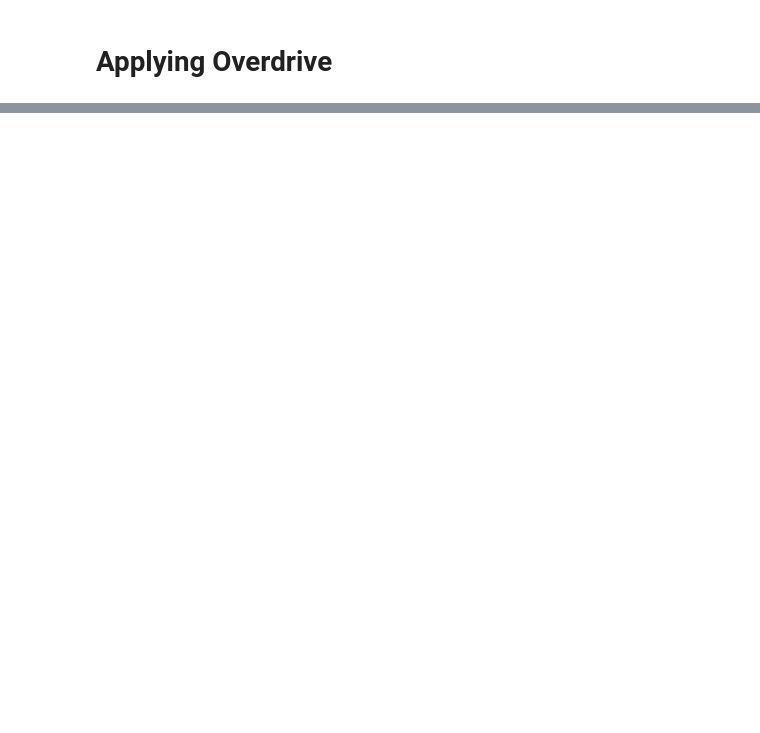
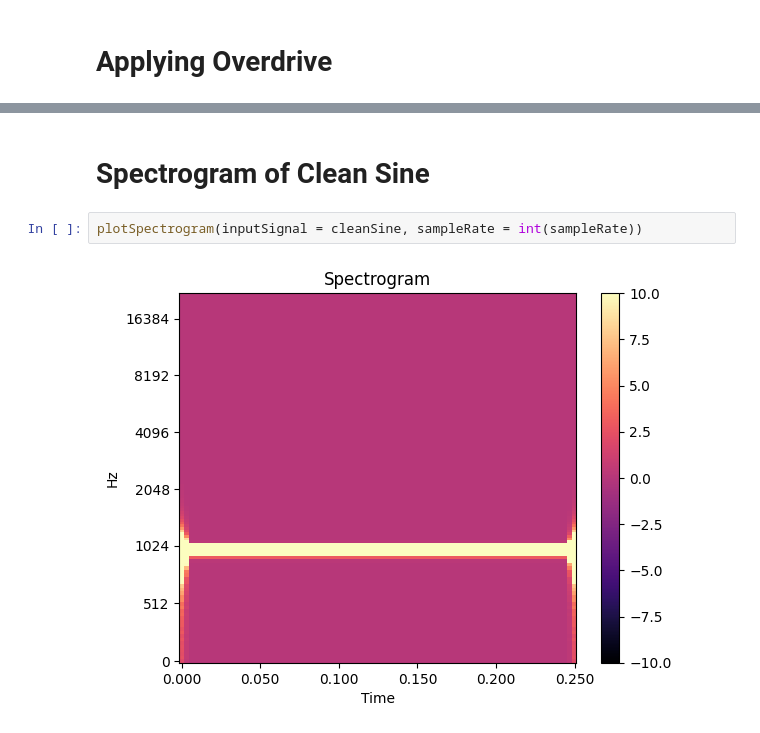
Before and after one commit to JamesBedson/Footprint, a Jupyter notebook: PrototypesDSP/overdrivePrototype.ipynb, the cells around one changed output, grey strips where cells are left out. Saved outputs shown, nothing was run; the diff lists cells and outputs as text; blank space fills up the shorter version.

```diff
--- a/PrototypesDSP/overdrivePrototype.ipynb
+++ b/PrototypesDSP/overdrivePrototype.ipynb
@@ -60,0 +66,6 @@ ipd.Audio(data = sampleAudioOverdrive, rate = sampleRate)
+# %% [markdown]
+# Spectrogram of Clean Sine
+# %%
+plotSpectrogram(inputSignal = cleanSine, sampleRate = int(sampleRate))
+# %% [output]
+[figure, added]
```
Also changed, not shown: parts of 20 cells of this notebook, 2 other files.
